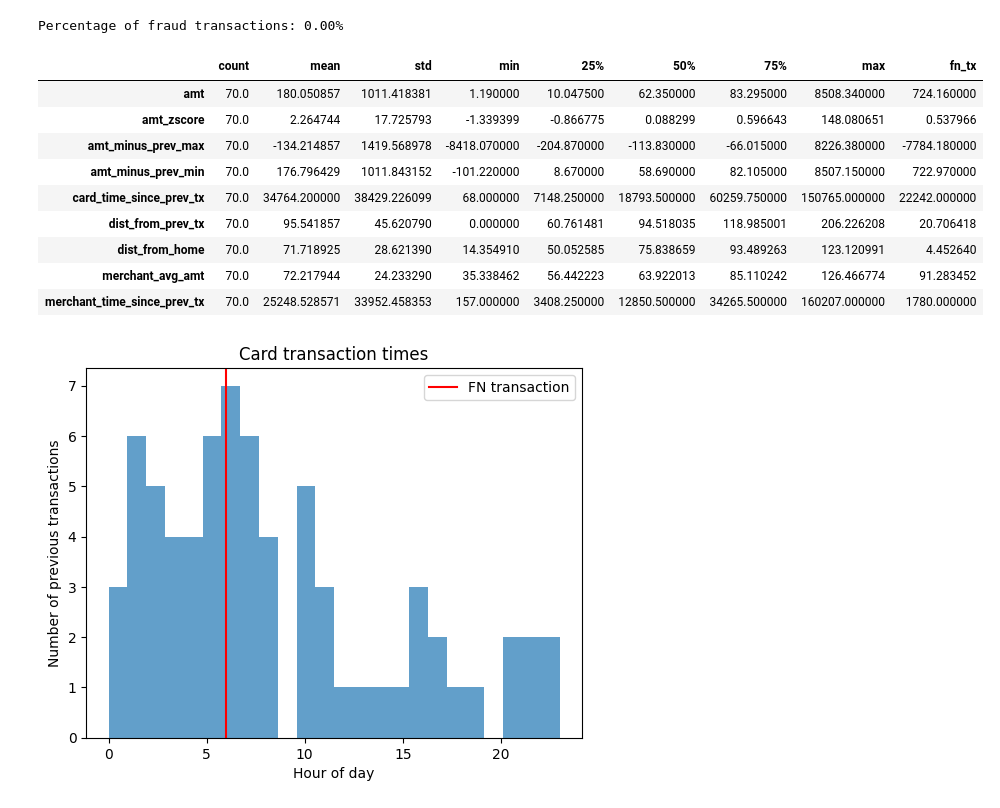
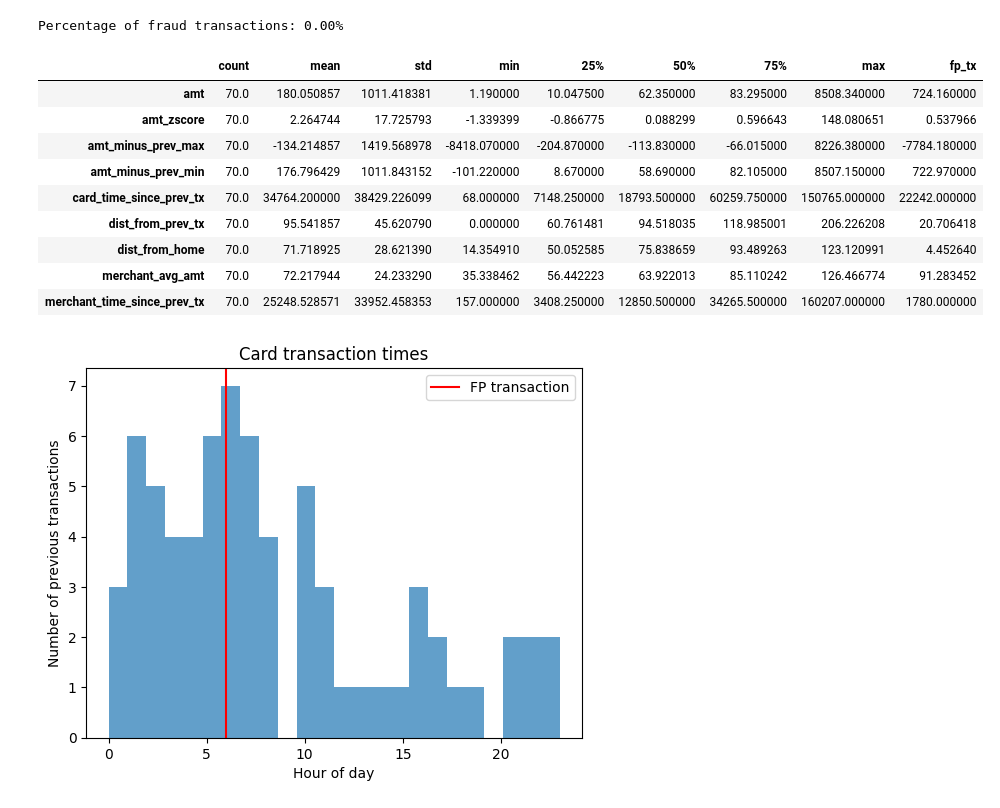
Before and after one commit to mahdy-saidi/Graph-fraud-detection, a Jupyter notebook: vgae/with_nnconv/5-fp_analysis.ipynb, the cells around one changed output. Saved outputs shown, nothing was run; the diff lists cells and outputs as text; code cells hidden in the pictures.

```diff
--- a/vgae/with_nnconv/5-fp_analysis.ipynb
+++ b/vgae/with_nnconv/5-fp_analysis.ipynb
@@ -76,9 +76,9 @@ df.loc[df["transaction_id"] == tx_id, features].iloc[0].to_frame("value")
 | merchant_time_since_prev_tx | 1780.0 |
 | amt_vs_merchant_avg_ratio | 7.933092 |
 # %%
-row_fn = df.loc[df["transaction_id"] == tx_id].iloc[0]
-card_id = row_fn["card_id"]
-fraud_time = row_fn["unix_trans_time"]
+row_fp = df.loc[df["transaction_id"] == tx_id].iloc[0]
+card_id = row_fp["card_id"]
+fraud_time = row_fp["unix_trans_time"]
 
 # Keep only past transactions
 card_tx = (
@@ -125,29 +125,29 @@ print(f"Percentage of fraud transactions: {perc_fraud:.2f}%")
 Percentage of fraud transactions: 0.00%
 # %%
 # Last transaction (fraud)
-fn_tx = row_fn
+fp_tx = row_fp
 
 # Compute historical stats
 hist_stats = card_tx[[
     "amt", "amt_zscore", "amt_minus_prev_max", "amt_minus_prev_min", "card_time_since_prev_tx", "dist_from_prev_tx", "dist_from_home","merchant_avg_amt", "merchant_time_since_prev_tx"
 ]].describe().T
 
-# Add the FN transaction value
-hist_stats["fn_tx"] = [
-    fn_tx["amt"],
-    fn_tx["amt_zscore"],
-    fn_tx["amt_minus_prev_max"],
-    fn_tx["amt_minus_prev_min"],
-    fn_tx["card_time_since_prev_tx"],
-    fn_tx["dist_from_prev_tx"],
-    fn_tx["dist_from_home"],
-    fn_tx["merchant_avg_amt"],
-    fn_tx["merchant_time_since_prev_tx"]
+# Add the FP transaction value
+hist_stats["fp_tx"] = [
+    fp_tx["amt"],
+    fp_tx["amt_zscore"],
+    fp_tx["amt_minus_prev_max"],
+    fp_tx["amt_minus_prev_min"],
+    fp_tx["card_time_since_prev_tx"],
+    fp_tx["dist_from_prev_tx"],
+    fp_tx["dist_from_home"],
+    fp_tx["merchant_avg_amt"],
+    fp_tx["merchant_time_since_prev_tx"]
 ]
 
 hist_stats
 # %% [output]
-|  | count | mean | std | min | 25% | 50% | 75% | max | fn_tx |
+|  | count | mean | std | min | 25% | 50% | 75% | max | fp_tx |
 | amt | 70.0 | 180.050857 | 1011.418381 | 1.190000 | 10.047500 | 62.350000 | 83.295000 | 8508.340000 | 724.160000 |
 | amt_zscore | 70.0 | 2.264744 | 17.725793 | -1.339399 | -0.866775 | 0.088299 | 0.596643 | 148.080651 | 0.537966 |
 | amt_minus_prev_max | 70.0 | -134.214857 | 1419.568978 | -8418.070000 | -204.870000 | -113.830000 | -66.015000 | 8226.380000 | -7784.180000 |
```
Also changed, not shown: parts of 2 cells of this notebook.
